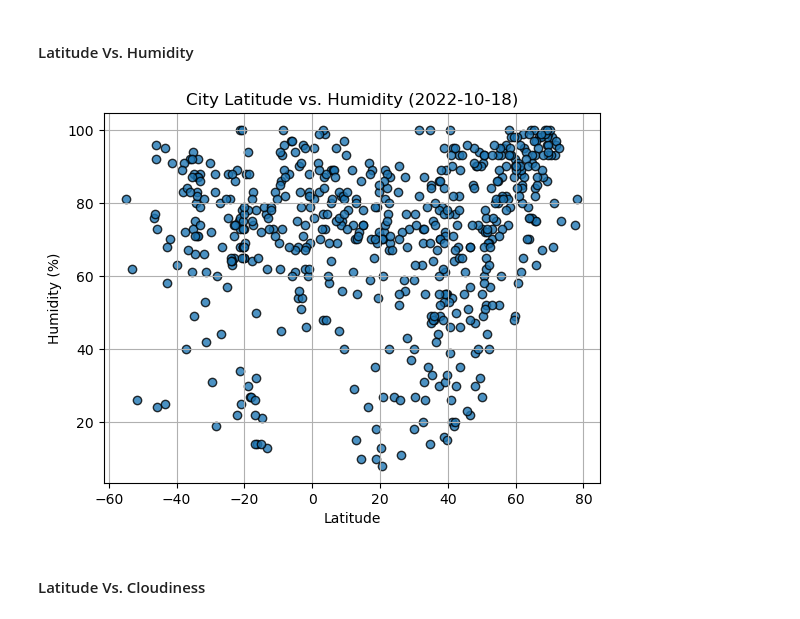
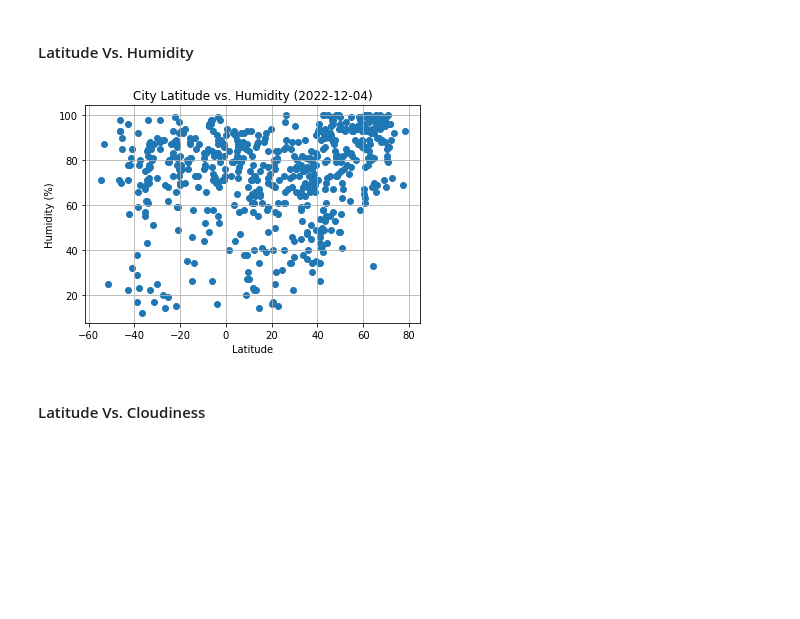
Before and after one commit to kidstonb/python-api-challenge, a Jupyter notebook: WeatherPy/starter_code/WeatherPy.ipynb, the cells around one changed output. Drawn from its saved outputs; the diff is of its cells as text; code cells hidden in the pictures; blank space fills up the shorter version.

```diff
--- a/WeatherPy/starter_code/WeatherPy.ipynb
+++ b/WeatherPy/starter_code/WeatherPy.ipynb
@@ -172,6 +176,6 @@ city_data_df.to_csv("output_data/cities.csv", index_label="City_ID")
 # %%
 # Read saved data
-city_data_df = pd.read_csv("output_data/cities.csv", index_col="City_ID")
+city_data_df = pd.read_csv("../output_data/cities.csv", index_col="City_ID")
 
 # Display sample data
 city_data_df.head()
@@ -190,12 +198,19 @@ city_data_df.head()
 # %%
 # Build scatter plot for latitude vs. temperature
 # YOUR CODE HERE
+x_lat = city_data_df['Lat']
+y_temp = city_data_df['Max Temp']
+plt.scatter(x_lat,y_temp,marker='o')
 
 # Incorporate the other graph properties
 # YOUR CODE HERE
+plt.title(f"City Latitude vs. Temperature ({date.today()})")
+plt.xlabel("Latitude")
+plt.ylabel("Max Temperature in Celsius")
+plt.grid()
 
 # Save the figure
-plt.savefig("output_data/Fig1.png")
+plt.savefig("../output_data/Fig1.png")
 
 # Show plot
 plt.show()
@@ -206,17 +221,23 @@ plt.show()
 # %%
 # Build the scatter plots for latitude vs. humidity
 # YOUR CODE HERE
+y_humid = city_data_df['Humidity']
+plt.scatter(x_lat,y_humid,marker='o')
 
 # Incorporate the other graph properties
 # YOUR CODE HERE
+plt.title(f"City Latitude vs. Humidity ({date.today()})")
+plt.xlabel("Latitude")
+plt.ylabel("Humidity (%)")
+plt.grid()
 
 # Save the figure
-plt.savefig("output_data/Fig2.png")
+plt.savefig("../output_data/Fig2.png")
 
 # Show plot
 plt.show()
 # %% [output]
-[figure, old version]
+[figure, new version]
 # %% [markdown]
 #### Latitude Vs. Cloudiness
 # %%
```
Also changed, not shown: parts of 39 cells of this notebook, 5 other files.
